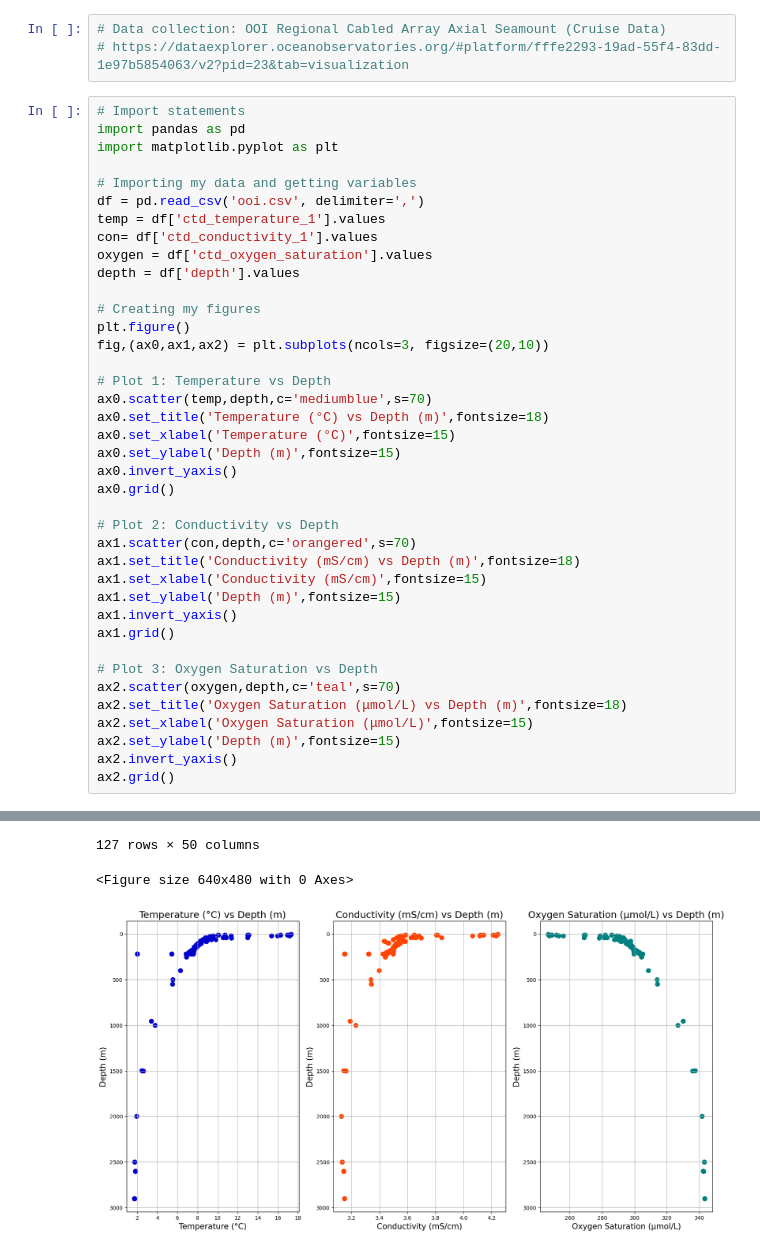
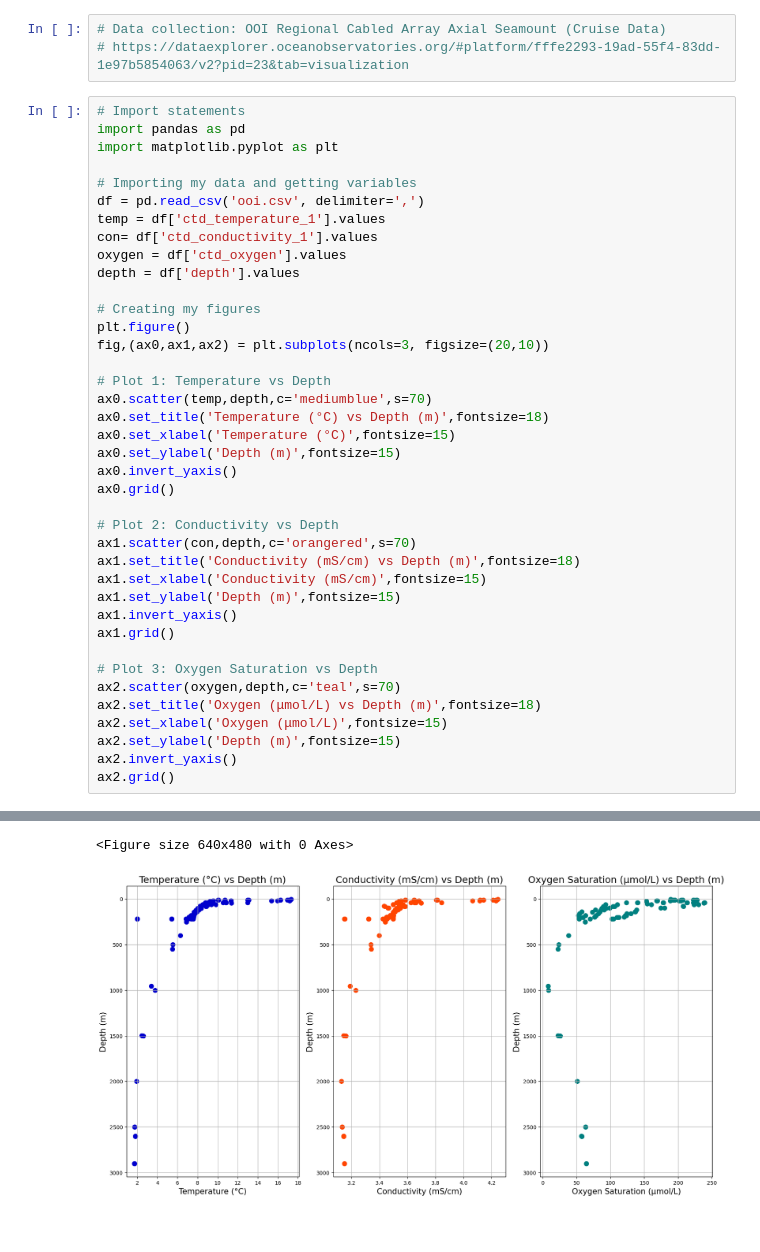
Before and after one commit to adstarmer/Starmer.A_FinalProject, a Jupyter notebook: Final.ipynb, the cells around one changed output, grey strips where cells are left out. Cells and saved outputs as stored; diff of their text form.

Commit message:
graphing_changes

```diff
--- a/Final.ipynb
+++ b/Final.ipynb
@@ -10,7 +10,7 @@ import matplotlib.pyplot as plt
 df = pd.read_csv('ooi.csv', delimiter=',')
 temp = df['ctd_temperature_1'].values
 con= df['ctd_conductivity_1'].values
-oxygen = df['ctd_oxygen_saturation'].values
+oxygen = df['ctd_oxygen'].values
 depth = df['depth'].values
 
 # Creating my figures
@@ -35,8 +35,8 @@ ax1.grid()
 
 # Plot 3: Oxygen Saturation vs Depth
 ax2.scatter(oxygen,depth,c='teal',s=70)
-ax2.set_title('Oxygen Saturation (μmol/L) vs Depth (m)',fontsize=18)
-ax2.set_xlabel('Oxygen Saturation (μmol/L)',fontsize=15)
+ax2.set_title('Oxygen (μmol/L) vs Depth (m)',fontsize=18)
+ax2.set_xlabel('Oxygen (μmol/L)',fontsize=15)
 ax2.set_ylabel('Depth (m)',fontsize=15)
 ax2.invert_yaxis()
 ax2.grid()
@@ -56,3 +44,2 @@ ax2.grid()
-127 rows × 50 columns
+<Figure size 640x480 with 0 Axes>
-<Figure size 640x480 with 0 Axes>
-[figure, old version]
+[figure, new version]
```
Also changed, not shown: parts of 1 cell of this notebook.
